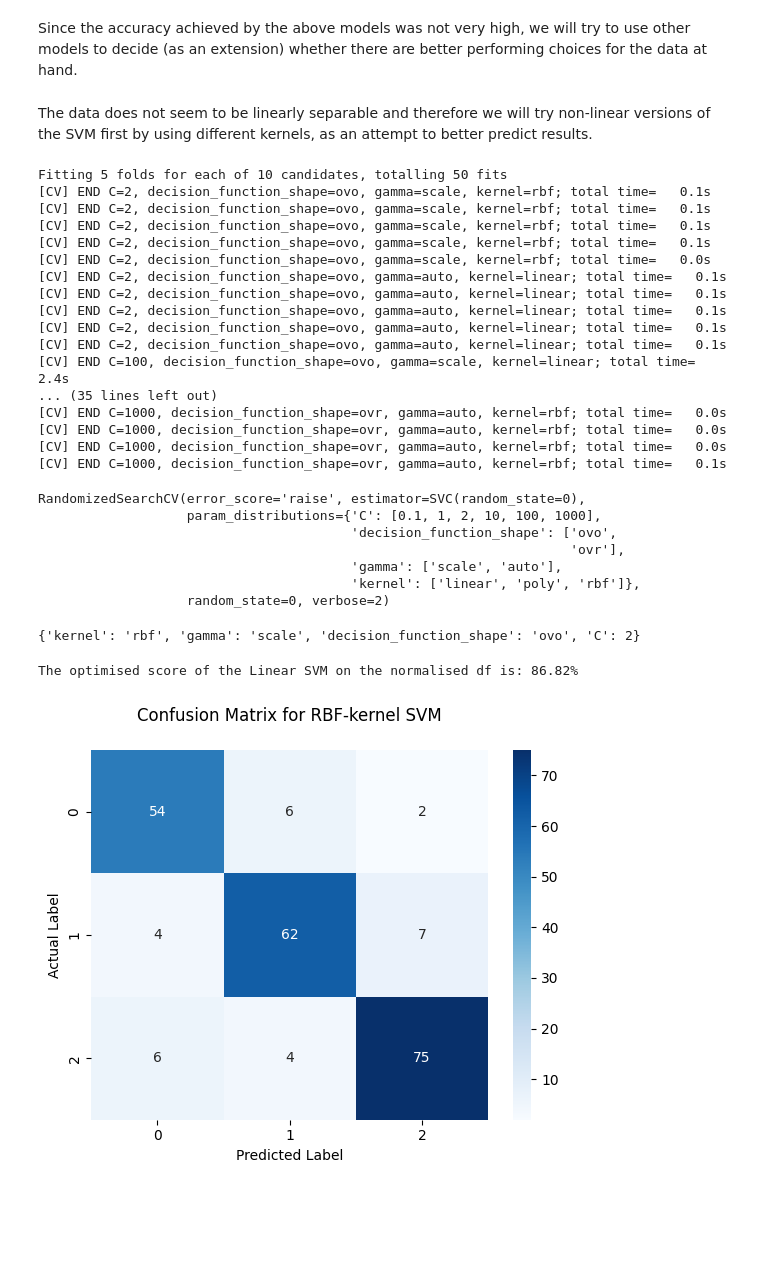
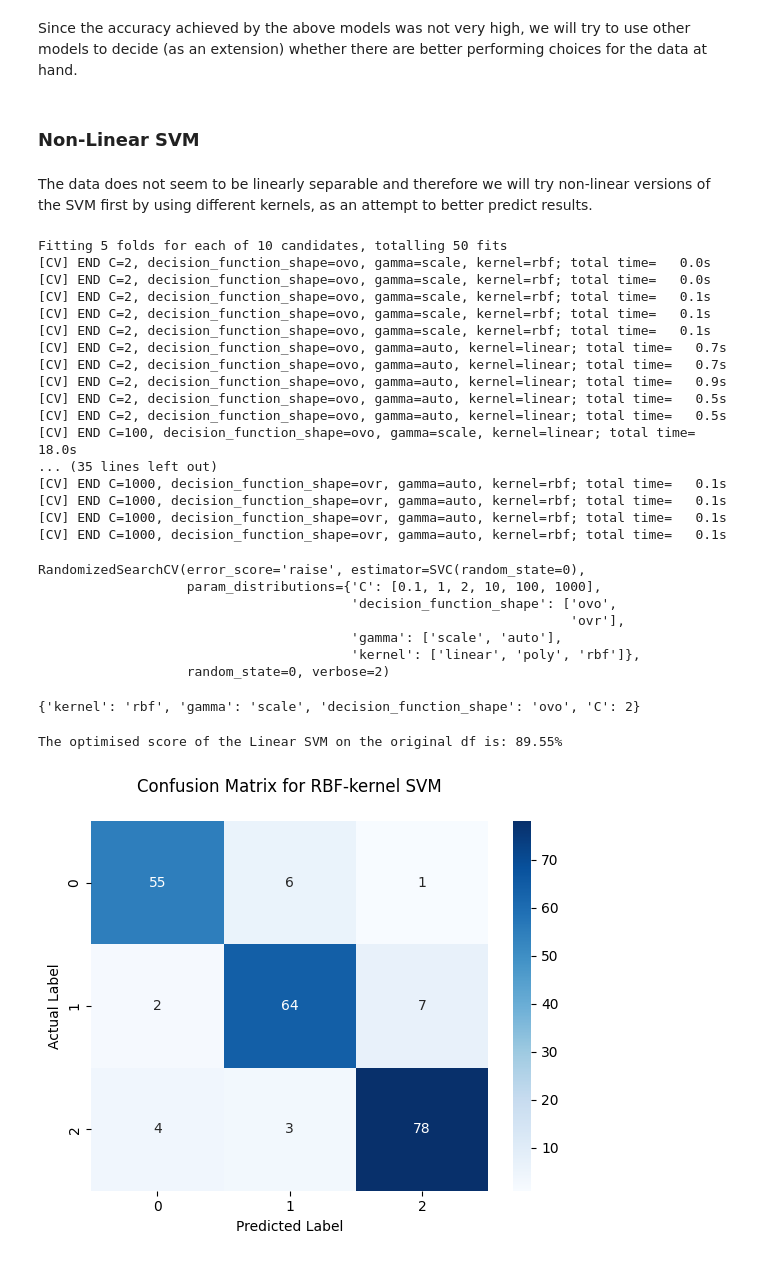
Before and after one commit to andreafabbricatore/ml_individual_project, a Jupyter notebook: project.ipynb, the cells around one changed output. Drawn from its saved outputs; the diff is of its cells as text; code cells hidden in the pictures; blank space fills up the shorter version.

```diff
--- a/project.ipynb
+++ b/project.ipynb
@@ -402,6 +403,8 @@ We received a better improvement in the Linear SVM in comparison to our logistic
 ## Further Model Selection
 # %% [markdown]
 Since the accuracy achieved by the above models was not very high, we will try to use other models to decide (as an extension) whether there are better performing choices for the data at hand.
+# %% [markdown]
+### Non-Linear SVM
 # %% [markdown]
 The data does not seem to be linearly separable and therefore we will try non-linear versions of the SVM first by using different kernels, as an attempt to better predict results.
 # %%
@@ -412,25 +415,25 @@ adv_svc_params = {
     'decision_function_shape': ['ovo', 'ovr']
 }
 adv_svm_grid = RandomizedSearchCV(SVC(random_state=0), adv_svc_params, refit=True, random_state=0, verbose=2, error_score='raise')
-adv_svm_grid.fit(X_norm_train, y_norm_train)
+adv_svm_grid.fit(X_train, y_train)
 # %% [output]
 Fitting 5 folds for each of 10 candidates, totalling 50 fits
+[CV] END C=2, decision_function_shape=ovo, gamma=scale, kernel=rbf; total time=   0.0s
+[CV] END C=2, decision_function_shape=ovo, gamma=scale, kernel=rbf; total time=   0.0s
 [CV] END C=2, decision_function_shape=ovo, gamma=scale, kernel=rbf; total time=   0.1s
 [CV] END C=2, decision_function_shape=ovo, gamma=scale, kernel=rbf; total time=   0.1s
 [CV] END C=2, decision_function_shape=ovo, gamma=scale, kernel=rbf; total time=   0.1s
-[CV] END C=2, decision_function_shape=ovo, gamma=scale, kernel=rbf; total time=   0.1s
-[CV] END C=2, decision_function_shape=ovo, gamma=scale, kernel=rbf; total time=   0.0s
-[CV] END C=2, decision_function_shape=ovo, gamma=auto, kernel=linear; total time=   0.1s
-[CV] END C=2, decision_function_shape=ovo, gamma=auto, kernel=linear; total time=   0.1s
-[CV] END C=2, decision_function_shape=ovo, gamma=auto, kernel=linear; total time=   0.1s
-[CV] END C=2, decision_function_shape=ovo, gamma=auto, kernel=linear; total time=   0.1s
-[CV] END C=2, decision_function_shape=ovo, gamma=auto, kernel=linear; total time=   0.1s
-[CV] END C=100, decision_function_shape=ovo, gamma=scale, kernel=linear; total time=   2.4s
+[CV] END C=2, decision_function_shape=ovo, gamma=auto, kernel=linear; total time=   0.7s
+[CV] END C=2, decision_function_shape=ovo, gamma=auto, kernel=linear; total time=   0.7s
+[CV] END C=2, decision_function_shape=ovo, gamma=auto, kernel=linear; total time=   0.9s
+[CV] END C=2, decision_function_shape=ovo, gamma=auto, kernel=linear; total time=   0.5s
+[CV] END C=2, decision_function_shape=ovo, gamma=auto, kernel=linear; total time=   0.5s
+[CV] END C=100, decision_function_shape=ovo, gamma=scale, kernel=linear; total time=  18.0s
 ... (35 lines left out)
-[CV] END C=1000, decision_function_shape=ovr, gamma=auto, kernel=rbf; total time=   0.0s
-[CV] END C=1000, decision_function_shape=ovr, gamma=auto, kernel=rbf; total time=   0.0s
-[CV] END C=1000, decision_function_shape=ovr, gamma=auto, kernel=rbf; total time=   0.0s
 [CV] END C=1000, decision_function_shape=ovr, gamma=auto, kernel=rbf; total time=   0.1s
+[CV] END C=1000, decision_function_shape=ovr, gamma=auto, kernel=rbf; total time=   0.1s
+[CV] END C=1000, decision_function_shape=ovr, gamma=auto, kernel=rbf; total time=   0.1s
+[CV] END C=1000, decision_function_shape=ovr, gamma=auto, kernel=rbf; total time=   0.1s
 RandomizedSearchCV(error_score='raise', estimator=SVC(random_state=0),
                    param_distributions={'C': [0.1, 1, 2, 10, 100, 1000],
                                         'decision_function_shape': ['ovo',
@@ -444,24 +447,24 @@ adv_svm_grid.best_params_
 {'kernel': 'rbf', 'gamma': 'scale', 'decision_function_shape': 'ovo', 'C': 2}
 # %%
 optimised_adv_svc = SVC(random_state=0, kernel='rbf', gamma='scale', decision_function_shape='ovo', C=2)
-optimised_adv_svc.fit(X_norm_train, y_norm_train)
-optimised_adv_svc_score = optimised_adv_svc.score(X_norm_test, y_norm_test)
-print(f"The optimised score of the Linear SVM on the normalised df is: {round(optimised_adv_svc_score*100,2)}%")
+optimised_adv_svc.fit(X_train, y_train)
+optimised_adv_svc_score = optimised_adv_svc.score(X_test, y_test)
+print(f"The optimised score of the Linear SVM on the original df is: {round(optimised_adv_svc_score*100,2)}%")
 # %% [output]
-The optimised score of the Linear SVM on the normalised df is: 86.82%
+The optimised score of the Linear SVM on the original df is: 89.55%
 # %%
-y_pred = optimised_adv_svc.predict(X_norm_test)
+y_pred = optimised_adv_svc.predict(X_test)
 adv_svc_cf_matrix = confusion_matrix(y_test, y_pred)
 ax = sns.heatmap(adv_svc_cf_matrix, annot=True, cmap='Blues')
 
 ax.set_title('Confusion Matrix for RBF-kernel SVM\n')
 ax.set_xlabel('Predicted Label')
 ax.set_ylabel('Actual Label')
 
 ax.xaxis.set_ticklabels(['0','1', '2'])
 ax.yaxis.set_ticklabels(['0','1', '2'])
 
 plt.show()
 # %% [output]
-[figure, old version]
+[figure, new version]
 # %% [markdown]
```
Also changed, not shown: parts of 13 cells of this notebook.
